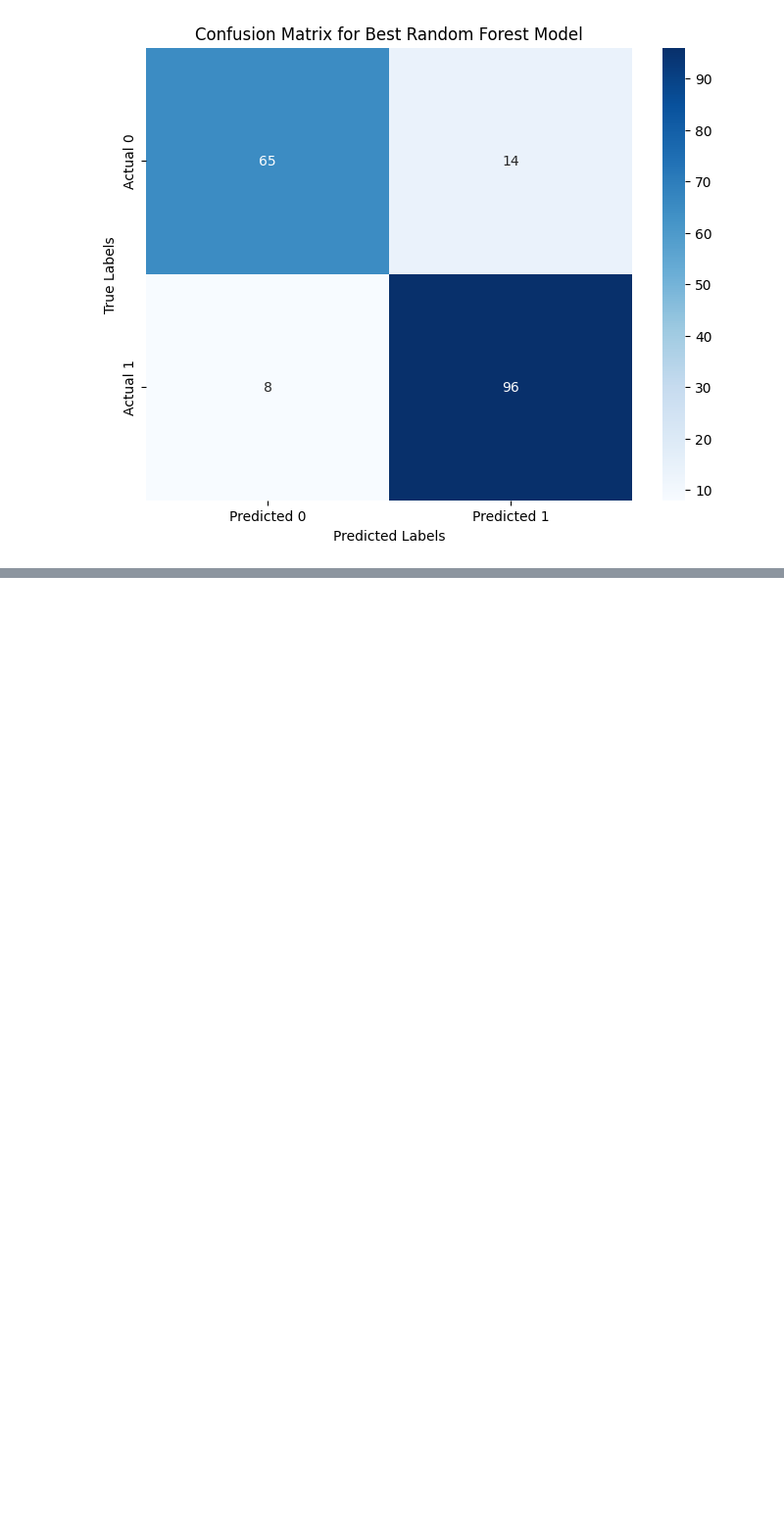
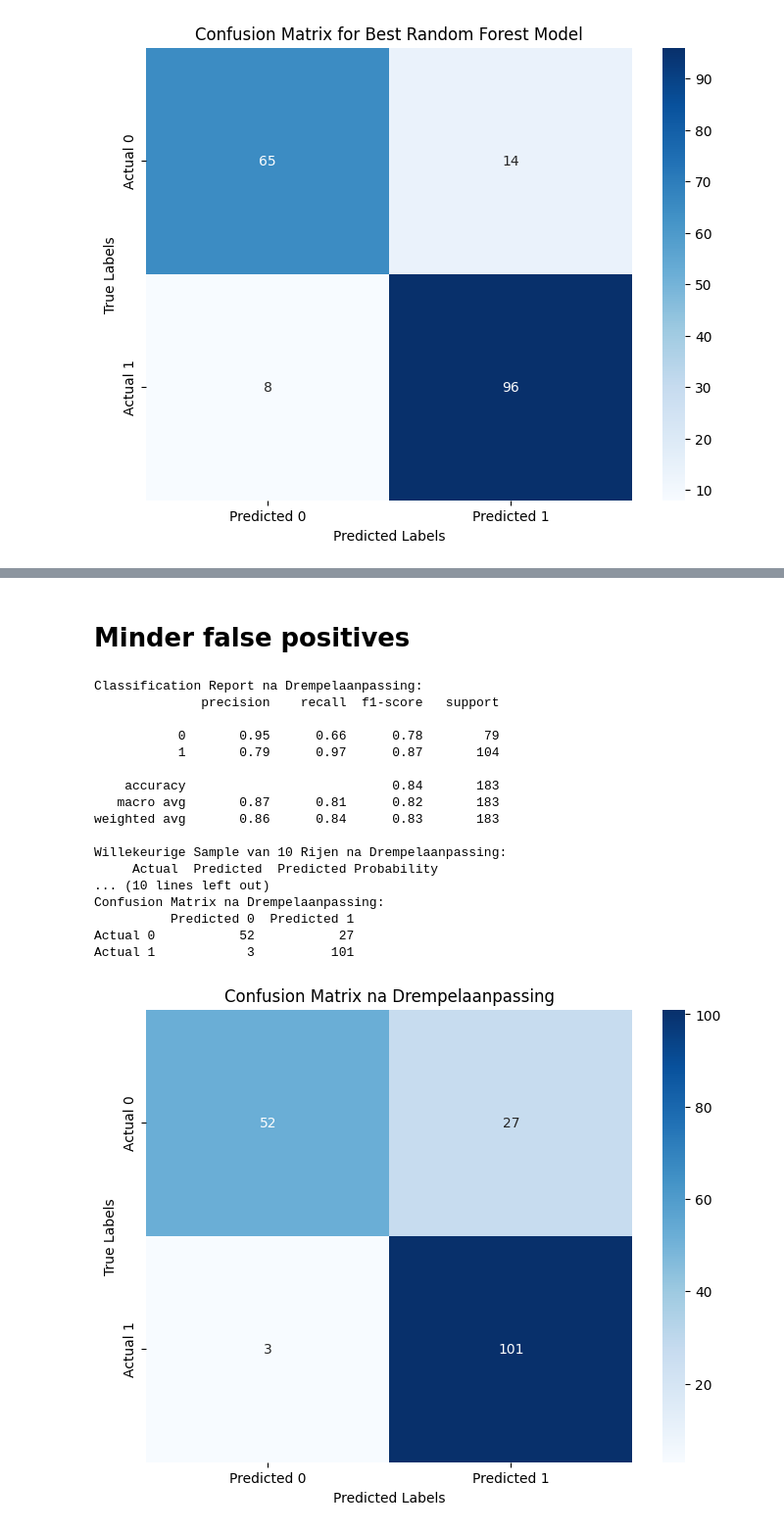
Before and after one commit to leonvsc/heartfailure, a Jupyter notebook: randomForest.ipynb, the cells around one changed output, grey strips where cells are left out. Shown at 98% size. Saved outputs shown, nothing was run; the diff lists cells and outputs as text; code cells hidden in the pictures; blank space fills up the shorter version.

```diff
--- a/randomForest.ipynb
+++ b/randomForest.ipynb
@@ -198,0 +238,64 @@ plt.show()
+# %% [markdown]
+# Minder false positives
+# %%
+# Voorspellingen maken
+y_pred_proba_best = best_rf_model.predict_proba(X_test)[:, 1]
+
+# Pas de drempel aan (bijv. naar 0.3)
+threshold = 0.3
+y_pred_adjusted = (y_pred_proba_best >= threshold).astype(int)
+
+# Evalueer de resultaten met de aangepaste drempel
+print("Classification Report na Drempelaanpassing:")
+print(classification_report(y_test, y_pred_adjusted))
+
+# Maak een DataFrame met de werkelijke en voorspelde waarden
+results_df_adjusted = pd.DataFrame({
+    'Actual': y_test,
+    'Predicted': y_pred_adjusted,
+    'Predicted Probability': y_pred_proba_best
+})
+
+# Selecteer een willekeurige sample van 10 rijen
+random_sample_adjusted = results_df_adjusted.sample(n=10, random_state=42)
+
+# Print de willekeurige sample
+print("Willekeurige Sample van 10 Rijen na Drempelaanpassing:")
+print(random_sample_adjusted)
+
+# Bereken de confusion matrix
+cm_adjusted = confusion_matrix(y_test, y_pred_adjusted)
+
+# Zet de confusion matrix om in een DataFrame
+cm_df_adjusted = pd.DataFrame(cm_adjusted, index=['Actual 0', 'Actual 1'], columns=['Predicted 0', 'Predicted 1'])
+
+# Print de confusion matrix voor het aangepaste model
+print("Confusion Matrix na Drempelaanpassing:")
+print(cm_df_adjusted)
+
+# Visualiseer de confusion matrix voor het aangepaste model
+plt.figure(figsize=(8, 6))
+sns.heatmap(cm_df_adjusted, annot=True, fmt='d', cmap='Blues')
+plt.title('Confusion Matrix na Drempelaanpassing')
+plt.xlabel('Predicted Labels')
+plt.ylabel('True Labels')
+plt.show()
+# %% [output]
+Classification Report na Drempelaanpassing:
+              precision    recall  f1-score   support
+
+           0       0.95      0.66      0.78        79
+           1       0.79      0.97      0.87       104
+
+    accuracy                           0.84       183
+   macro avg       0.87      0.81      0.82       183
+weighted avg       0.86      0.84      0.83       183
+
+Willekeurige Sample van 10 Rijen na Drempelaanpassing:
+     Actual  Predicted  Predicted Probability
+... (10 lines left out)
+Confusion Matrix na Drempelaanpassing:
+          Predicted 0  Predicted 1
+Actual 0           52           27
+Actual 1            3          101
+[figure, added]
```
Also changed, not shown: parts of 2 cells of this notebook, 1 other file.
